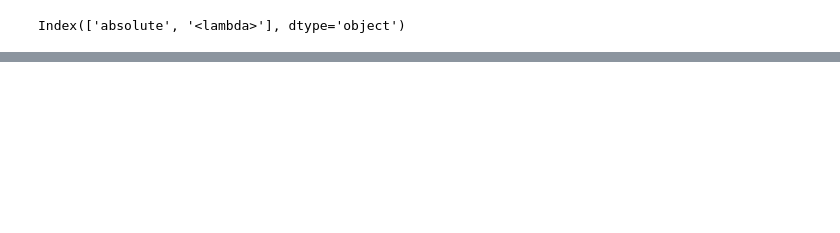
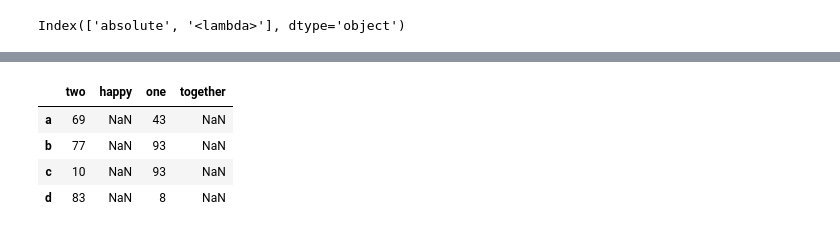
Before and after one commit to pumpbumb/pandas_practice, a Jupyter notebook: basic/3- Essential Basic Functionality.ipynb, the cells around one changed output, grey strips where cells are left out. Saved outputs shown, nothing was run; the diff lists cells and outputs as text; code cells hidden in the pictures; blank space fills up the shorter version.

```diff
--- a/basic/3- Essential Basic Functionality.ipynb
+++ b/basic/3- Essential Basic Functionality.ipynb
@@ -559,0 +583,3 @@ Index(['absolute', '<lambda>'], dtype='object')
+# %%
+df1 = pd.DataFrame(np.random.randint(-8, 100, size=(4, 3)), index=['a', 'b', 'c', 'd'], columns=['one', 'two', 'three'])
+df1
@@ -559,0 +608,8 @@ Index(['absolute', '<lambda>'], dtype='object')
+# %%
+df1.reindex(columns=['two', 'happy', 'one', 'together'])
+# %% [output]
+|  | two | happy | one | together |
+| a | 69 | NaN | 43 | NaN |
+| b | 77 | NaN | 93 | NaN |
+| c | 10 | NaN | 93 | NaN |
+| d | 83 | NaN | 8 | NaN |
```
Also changed, not shown: parts of 92 cells of this notebook.
